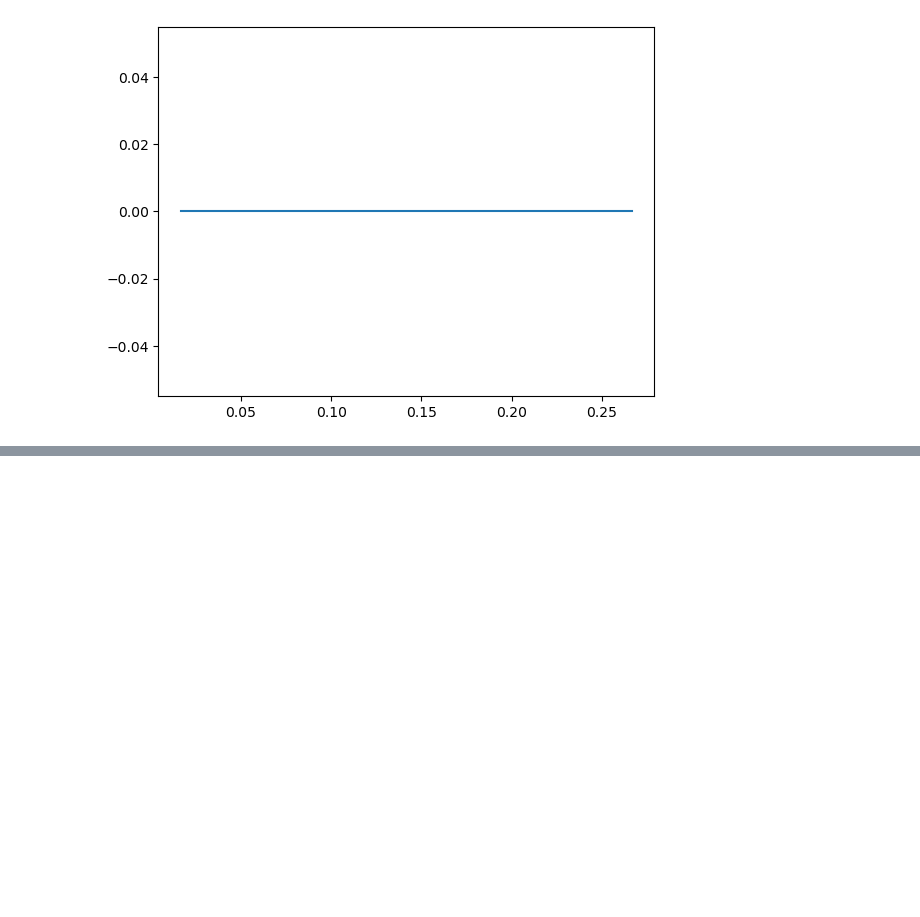
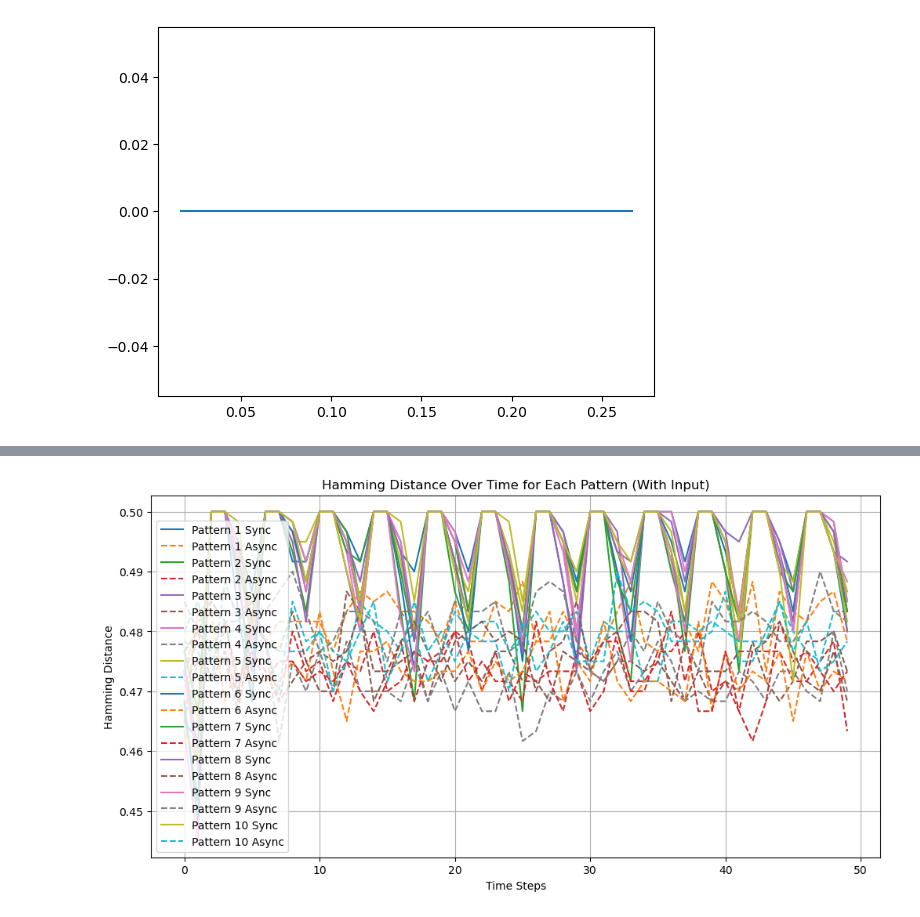
Before and after one commit to marindigen/nx-465-hopfield-networks, a Jupyter notebook: Mini-project-ex-3.ipynb, the cells around one changed output, grey strips where cells are left out. Drawn from its saved outputs; the diff is of its cells as text; code cells hidden in the pictures; blank space fills up the shorter version.

```diff
--- a/Mini-project-ex-3.ipynb
+++ b/Mini-project-ex-3.ipynb
@@ -304,0 +543,22 @@ print(hamm_dist[-1])
+# %%
+# Plotting Hamming distances over time for each pattern with input
+plt.figure(figsize=(12, 6))
+for p in range(M):
+    sync_distances = []
+    async_distances = []
+    for step in results_sync_with_input[1]:
+        sync_distances.append(step[p])
+    for step in results_async_with_input[1]:
+        async_distances.append(step[p])
+
+    plt.plot(sync_distances, label=f'Pattern {p+1} Sync')
+    plt.plot(async_distances, label=f'Pattern {p+1} Async', linestyle='--')
+
+plt.title('Hamming Distance Over Time for Each Pattern (With Input)')
+plt.xlabel('Time Steps')
+plt.ylabel('Hamming Distance')
+plt.legend()
+plt.grid(True)
+plt.show()
+# %% [output]
+[figure, added]
```
Also changed, not shown: parts of 14 cells of this notebook.
